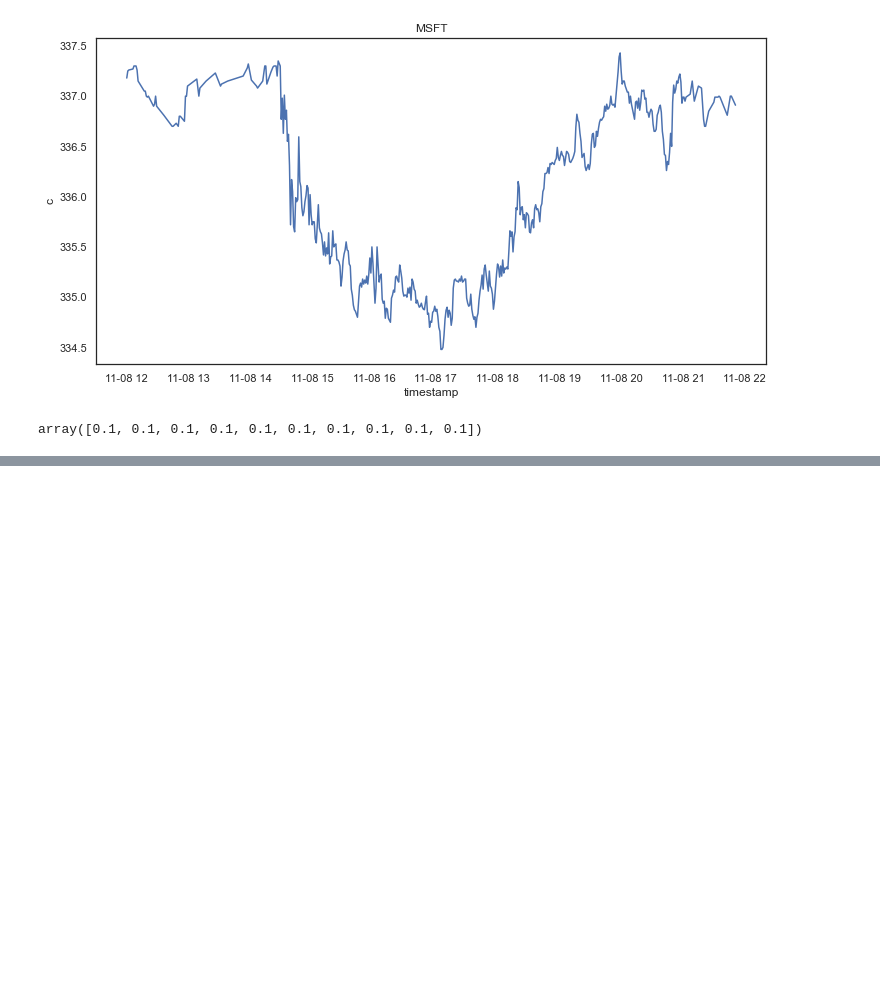
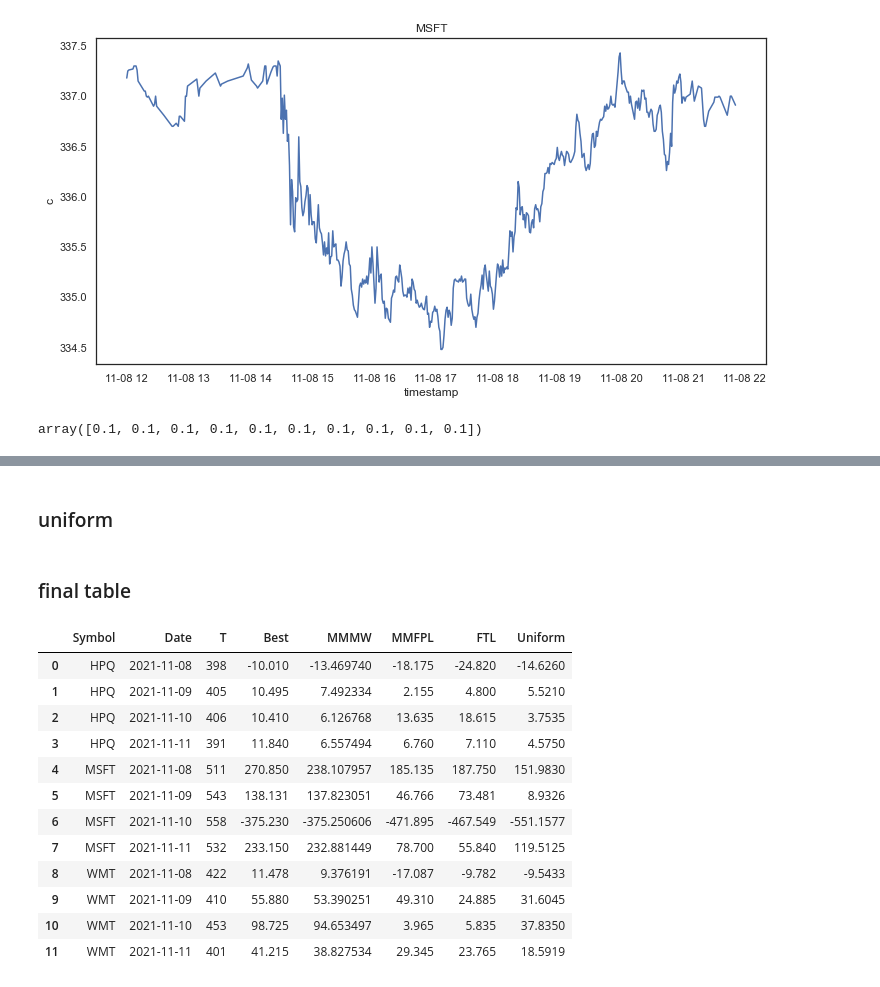
Before and after one commit to thxi/hse_nis, a Jupyter notebook: example.ipynb, the cells around one changed output, grey strips where cells are left out. Saved outputs shown, nothing was run; the diff lists cells and outputs as text; code cells hidden in the pictures; blank space fills up the shorter version.

Commit message:
add mmfpl, ftl

```diff
--- a/example.ipynb
+++ b/example.ipynb
@@ -543,0 +501,14 @@ res_df.merge(
+# %%
+res_mmfpl = []
+for symbol in symbols_for_table:
+    for day in df['timestamp'].dt.date.unique()[:-1]:
+        df_symbol = df[df.symbol == symbol]
+        df_day = df_symbol[df_symbol['timestamp'].dt.date == day]
+
+        df_day = df_day[df_day.timestamp.dt.hour >= 12]
+        df_day = df_day[df_day.timestamp.dt.hour <= 21]
+
+        v = get_mmfpl_values(df_day)
+        res_mmfpl.append((symbol, day, v))
+# %%
+res_mmfpl = pd.DataFrame(res_mmfpl, columns=['symbol', 'date', 'MMFPL'])
@@ -543,0 +549,16 @@ res_df.merge(
+# %%
+res_ftl = []
+for symbol in symbols_for_table:
+    for day in df['timestamp'].dt.date.unique()[:-1]:
+        df_symbol = df[df.symbol == symbol]
+        df_day = df_symbol[df_symbol['timestamp'].dt.date == day]
+
+        df_day = df_day[df_day.timestamp.dt.hour >= 12]
+        df_day = df_day[df_day.timestamp.dt.hour <= 21]
+
+        v = get_ftl_values(df_day)
+        res_ftl.append((symbol, day, v))
+# %%
+res_ftl = pd.DataFrame(res_ftl, columns=['symbol', 'date', 'FTL'])
+# %% [markdown]
+### uniform
@@ -543,0 +600,24 @@ res_df.merge(
+# %% [markdown]
+### final table
+# %%
+merge_cols = ['symbol', 'date']
+res_df.merge(
+    res_best, on=merge_cols).merge(
+    res_mmmw, on=merge_cols).merge(
+    res_mmfpl, on=merge_cols).merge(
+    res_ftl, on=merge_cols).merge(
+    res_uniform, on=merge_cols).rename(columns={'symbol': 'Symbol', 'date': 'Date'})
+# %% [output]
+|  | Symbol | Date | T | Best | MMMW | MMFPL | FTL | Uniform |
+| 0 | HPQ | 2021-11-08 | 398 | -10.010 | -13.469740 | -18.175 | -24.820 | -14.6260 |
+| 1 | HPQ | 2021-11-09 | 405 | 10.495 | 7.492334 | 2.155 | 4.800 | 5.5210 |
+| 2 | HPQ | 2021-11-10 | 406 | 10.410 | 6.126768 | 13.635 | 18.615 | 3.7535 |
+| 3 | HPQ | 2021-11-11 | 391 | 11.840 | 6.557494 | 6.760 | 7.110 | 4.5750 |
+| 4 | MSFT | 2021-11-08 | 511 | 270.850 | 238.107957 | 185.135 | 187.750 | 151.9830 |
+| 5 | MSFT | 2021-11-09 | 543 | 138.131 | 137.823051 | 46.766 | 73.481 | 8.9326 |
+| 6 | MSFT | 2021-11-10 | 558 | -375.230 | -375.250606 | -471.895 | -467.549 | -551.1577 |
+| 7 | MSFT | 2021-11-11 | 532 | 233.150 | 232.881449 | 78.700 | 55.840 | 119.5125 |
+| 8 | WMT | 2021-11-08 | 422 | 11.478 | 9.376191 | -17.087 | -9.782 | -9.5433 |
+| 9 | WMT | 2021-11-09 | 410 | 55.880 | 53.390251 | 49.310 | 24.885 | 31.6045 |
+| 10 | WMT | 2021-11-10 | 453 | 98.725 | 94.653497 | 3.965 | 5.835 | 37.8350 |
+| 11 | WMT | 2021-11-11 | 401 | 41.215 | 38.827534 | 29.345 | 23.765 | 18.5919 |
```
Also changed, not shown: parts of 79 cells of this notebook.
